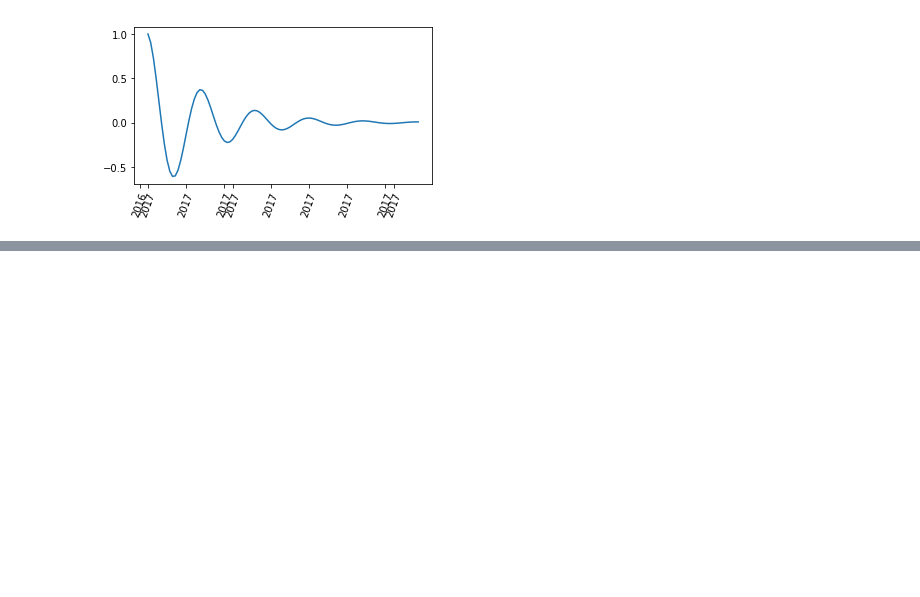
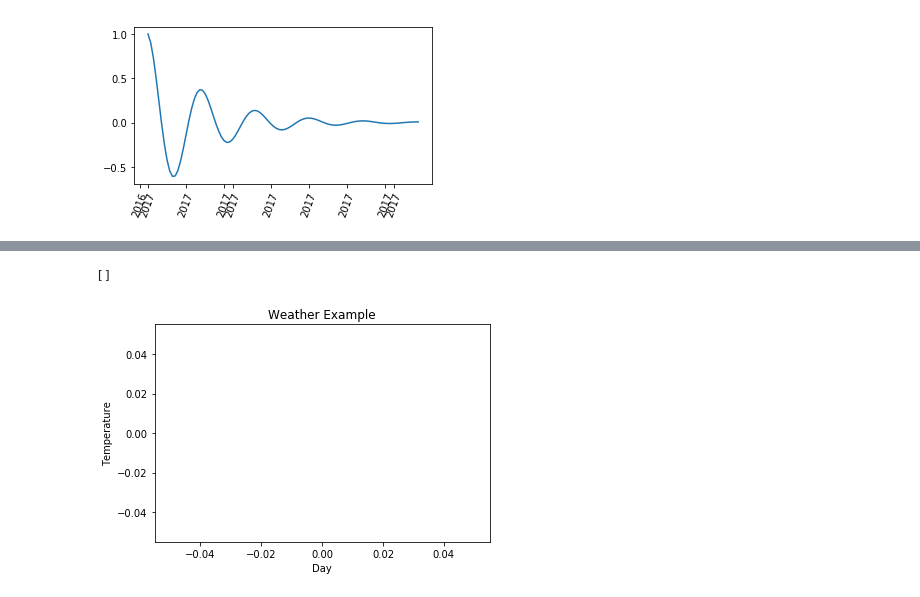
Before and after one commit to johnzastrow/jz_jupyters, a Jupyter notebook: sql2pandaframe.ipynb, the cells around one changed output, grey strips where cells are left out. Cells and saved outputs as stored; diff of their text form; code cells hidden in the pictures; blank space fills up the shorter version.

Commit message:
got sql and larger plot working

```diff
--- a/sql2pandaframe.ipynb
+++ b/sql2pandaframe.ipynb
@@ -4 +1,8 @@ import sqlalchemy
+# %%
+import pandas as pd
+import sqlalchemy
+import numpy as np
+import matplotlib.pyplot as plt
+# reset all plots to be bigger in this notebook. But it's not working.
+plt.rcParams['figure.figsize'] = [15, 15]
 # %%
@@ -617,0 +646,9 @@ plt.show()
+# %%
+plt.xlabel('Day')
+plt.ylabel('Temperature')
+plt.title('Weather Example')
+# g = green, o is the symbol -- is the linestyle
+plt.plot(x='num_children',y='num_pets', markersize='20', color='#5739f9',marker='o', markeredgecolor='red')
+# %% [output]
+[]
+[figure, added]
```
Also changed, not shown: parts of 23 cells of this notebook.
